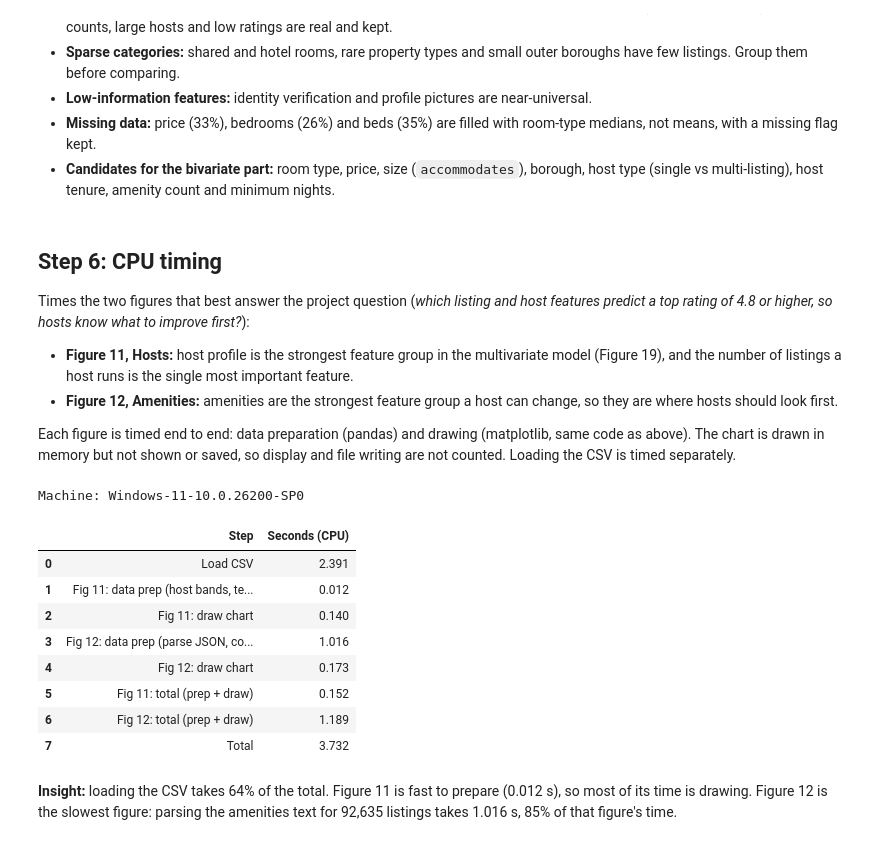
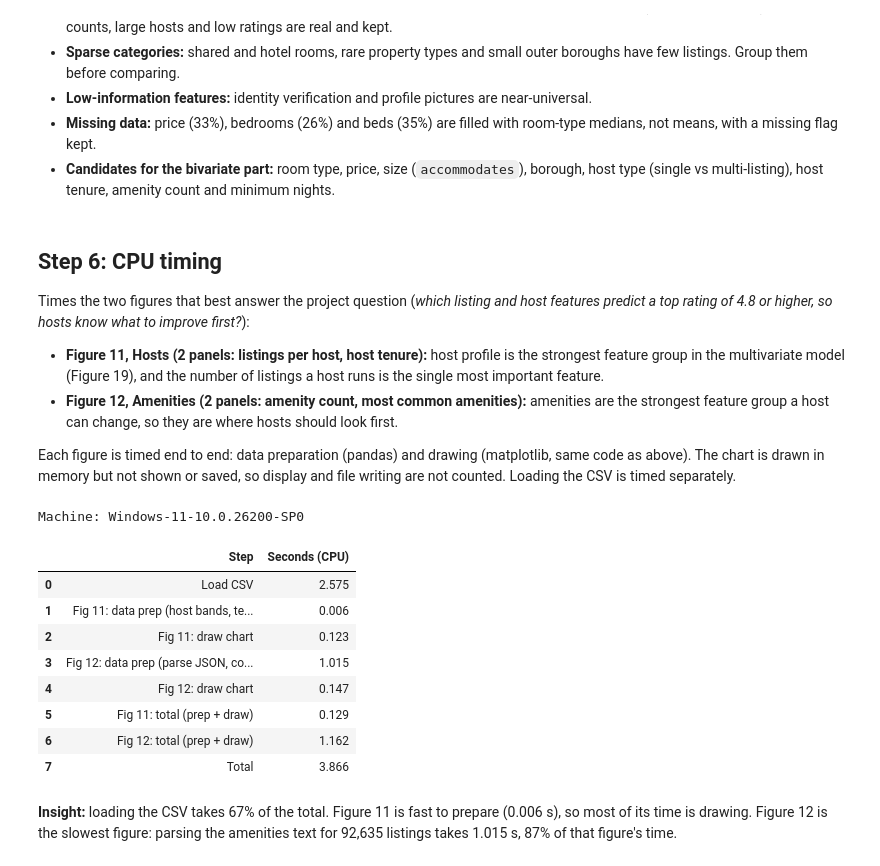
Before and after one commit to varunavy/data230-london-airbnb, a Jupyter notebook: notebooks/02_univariate_ngoc.ipynb, the cells around one changed output. Cells and saved outputs as stored; diff of their text form; code cells hidden in the pictures.

```diff
--- a/notebooks/02_univariate_ngoc.ipynb
+++ b/notebooks/02_univariate_ngoc.ipynb
@@ -600,8 +592,8 @@ display(Markdown(f"""
 # %% [markdown]
 ## Step 6: CPU timing
 Times the two figures that best answer the project question (*which listing and host features predict a top rating of 4.8 or higher, so hosts know what to improve first?*):
-- **Figure 11, Hosts:** host profile is the strongest feature group in the multivariate model (Figure 19), and the number of listings a host runs is the single most important feature.
-- **Figure 12, Amenities:** amenities are the strongest feature group a host can change, so they are where hosts should look first.
+- **Figure 11, Hosts (2 panels: listings per host, host tenure):** host profile is the strongest feature group in the multivariate model (Figure 19), and the number of listings a host runs is the single most important feature.
+- **Figure 12, Amenities (2 panels: amenity count, most common amenities):** amenities are the strongest feature group a host can change, so they are where hosts should look first.
 
 Each figure is timed end to end: data preparation (pandas) and drawing (matplotlib, same code as above). The chart is drawn in memory but not shown or saved, so display and file writing are not counted. Loading the CSV is timed separately.
 # %%
@@ -627,16 +619,13 @@ with timer("Load CSV"):
     tdf = pd.read_csv("../data/listings_clean.csv", low_memory=False)
 
 # Figure 11: Hosts
-with timer("Fig 11: data prep (host bands, tenure, flags)"):
+with timer("Fig 11: data prep (host bands, tenure)"):
     t_hl = labelled_bins(tdf["calculated_host_listings_count"], [0, 1, 5, 20, 100, np.inf],
                          ["1", "2-5", "6-20", "21-100", "100+"])
     t_ten = tdf["hosts_time_as_host_years"].dropna()
-    t_flags = pd.Series({c: (tdf[c] == "t").mean() * 100 for c in
-                         ["host_identity_verified", "host_has_profile_pic", "host_is_superhost"]})
-    t_flags.index = ["Identity verified", "Has profile pic", "Superhost*"]
 
 with timer("Fig 11: draw chart"):
-    fig, axes = plt.subplots(1, 3, figsize=(12, 3.6), gridspec_kw={"width_ratios": [1.1, 1.3, 1]})
+    fig, axes = plt.subplots(1, 2, figsize=(11, 3.6), gridspec_kw={"width_ratios": [1, 1.2]})
     bar_pct(axes[0], t_hl)
     axes[0].set_title("Listings run by the same host", loc="left", fontsize=9)
     axes[0].set_ylabel("Share of listings (%)")
@@ -645,10 +634,6 @@ with timer("Fig 11: draw chart"):
     axes[1].set_ylabel("Listings")
     axes[1].set_title(f"Host tenure (median {t_ten.median():.0f} years)", loc="left", fontsize=9)
     clean_axes(axes[1])
-    bar_pct(axes[2], t_flags.sort_values(), color=[GREY, BLUE, BLUE], horizontal=True)
-    axes[2].set_xlim(0, 115)
-    axes[2].set_xlabel("Share of listings with flag (%)")
-    axes[2].set_title("Host flags (*context only)", loc="left", fontsize=9)
     fig.suptitle(f"{t_hl['1']:.0f}% of listings come from single-listing hosts, while "
                  f"{t_hl['21-100'] + t_hl['100+']:.0f}% come from hosts with more than 20", x=0.01, ha="left", fontsize=11)
     plt.tight_layout()
@@ -672,40 +657,40 @@ with timer("Fig 12: draw chart"):
     axes[0].set_title("Amenity count", loc="left", fontsize=9)
     clean_axes(axes[0])
     bar_pct(axes[1], t_common, horizontal=True)
     axes[1].set_xlim(0, 110)
     axes[1].set_xlabel("Share of listings (%)")
     axes[1].set_title(f"15 most common of {t_distinct:,} distinct amenities", loc="left", fontsize=9)
     axes[1].tick_params(axis="y", labelsize=8)
     fig.suptitle(f"Listings advertise a median of {t_n.median():.0f} amenities, from {t_n.min()} to {t_n.max()}",
                  x=0.01, ha="left", fontsize=11)
     plt.tight_layout()
     render(fig)
 
 timing = pd.DataFrame(times)
 for f in ["Fig 11", "Fig 12"]:
     s = timing.loc[timing["Step"].str.startswith(f), "Seconds (CPU)"].sum()
     timing.loc[len(timing)] = {"Step": f"{f}: total (prep + draw)", "Seconds (CPU)": round(s, 3)}
 timing.loc[len(timing)] = {"Step": "Total", "Seconds (CPU)": round(sum(t["Seconds (CPU)"] for t in times), 3)}
 timing.to_csv("../docs/timing_univariate_cpu.csv", index=False)
 print("Machine:", platform.platform())
 display(timing)
 
 f11 = timing.set_index("Step")["Seconds (CPU)"]
 display(Markdown(
     f"**Insight:** loading the CSV takes {f11['Load CSV'] / f11['Total'] * 100:.0f}% of the total. "
-    f"Figure 11 is fast to prepare ({f11['Fig 11: data prep (host bands, tenure, flags)']:.3f} s), so most of its time is drawing. "
+    f"Figure 11 is fast to prepare ({f11['Fig 11: data prep (host bands, tenure)']:.3f} s), so most of its time is drawing. "
     f"Figure 12 is the slowest figure: parsing the amenities text for {len(tdf):,} listings takes "
     f"{f11['Fig 12: data prep (parse JSON, count, top 15)']:.3f} s, "
     f"{f11['Fig 12: data prep (parse JSON, count, top 15)'] / f11['Fig 12: total (prep + draw)'] * 100:.0f}% of that figure's time."))
 # %% [output]
 Machine: Windows-11-10.0.26200-SP0
 |  | Step | Seconds (CPU) |
-| 0 | Load CSV | 2.391 |
-| 1 | Fig 11: data prep (host bands, te... | 0.012 |
-| 2 | Fig 11: draw chart | 0.140 |
-| 3 | Fig 12: data prep (parse JSON, co... | 1.016 |
-| 4 | Fig 12: draw chart | 0.173 |
-| 5 | Fig 11: total (prep + draw) | 0.152 |
-| 6 | Fig 12: total (prep + draw) | 1.189 |
-| 7 | Total | 3.732 |
+| 0 | Load CSV | 2.575 |
+| 1 | Fig 11: data prep (host bands, te... | 0.006 |
+| 2 | Fig 11: draw chart | 0.123 |
+| 3 | Fig 12: data prep (parse JSON, co... | 1.015 |
+| 4 | Fig 12: draw chart | 0.147 |
+| 5 | Fig 11: total (prep + draw) | 0.129 |
+| 6 | Fig 12: total (prep + draw) | 1.162 |
+| 7 | Total | 3.866 |
-**Insight:** loading the CSV takes 64% of the total. Figure 11 is fast to prepare (0.012 s), so most of its time is drawing. Figure 12 is the slowest figure: parsing the amenities text for 92,635 listings takes 1.016 s, 85% of that figure's time.
+**Insight:** loading the CSV takes 67% of the total. Figure 11 is fast to prepare (0.006 s), so most of its time is drawing. Figure 12 is the slowest figure: parsing the amenities text for 92,635 listings takes 1.015 s, 87% of that figure's time.
```
Also changed, not shown: parts of 3 cells of this notebook, 2 other files.
